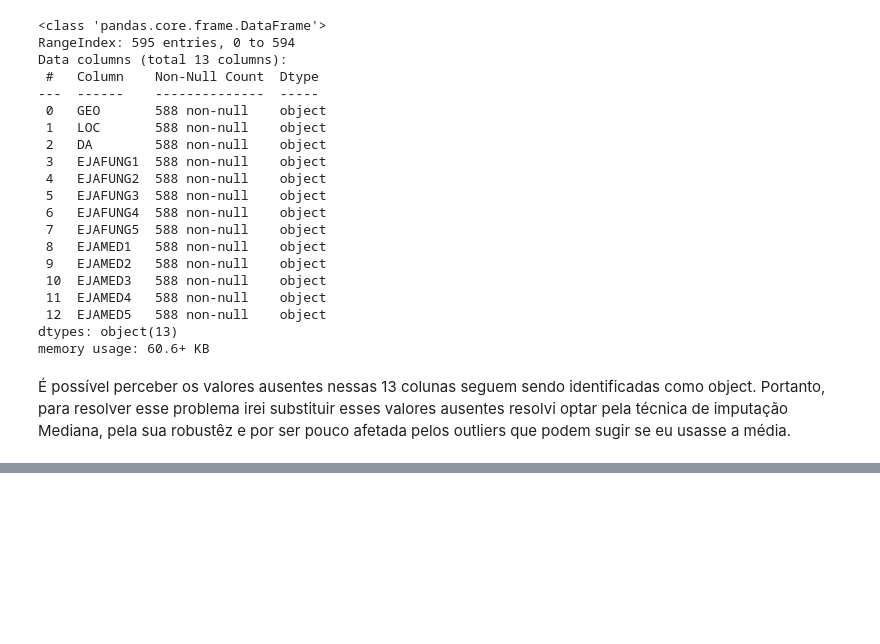
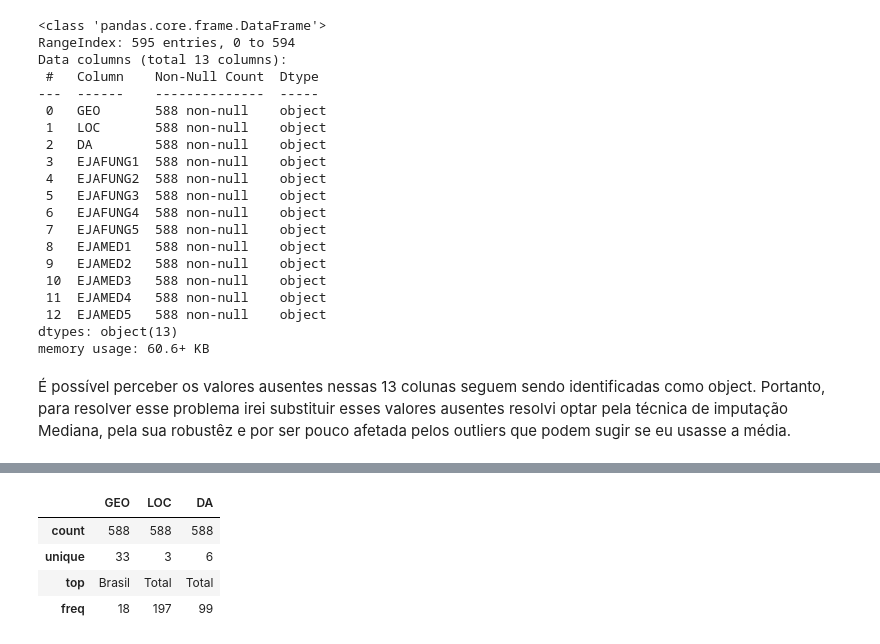
Before and after one commit to xavierruth/Compet-DS-ATV, a Jupyter notebook: dados.ipynb, the cells around one changed output, grey strips where cells are left out. Saved outputs shown, nothing was run; the diff lists cells and outputs as text; code cells hidden in the pictures; blank space fills up the shorter version.

```diff
--- a/dados.ipynb
+++ b/dados.ipynb
@@ -359,0 +454,10 @@ memory usage: 60.6+ KB
+# %%
+# Variáveis Categóricas
+
+afd_eja.describe(include = [object])
+# %% [output]
+|  | GEO | LOC | DA |
+| count | 588 | 588 | 588 |
+| unique | 33 | 3 | 6 |
+| top | Brasil | Total | Total |
+| freq | 18 | 197 | 99 |
```
Also changed, not shown: parts of 30 cells of this notebook, 1 other file.
